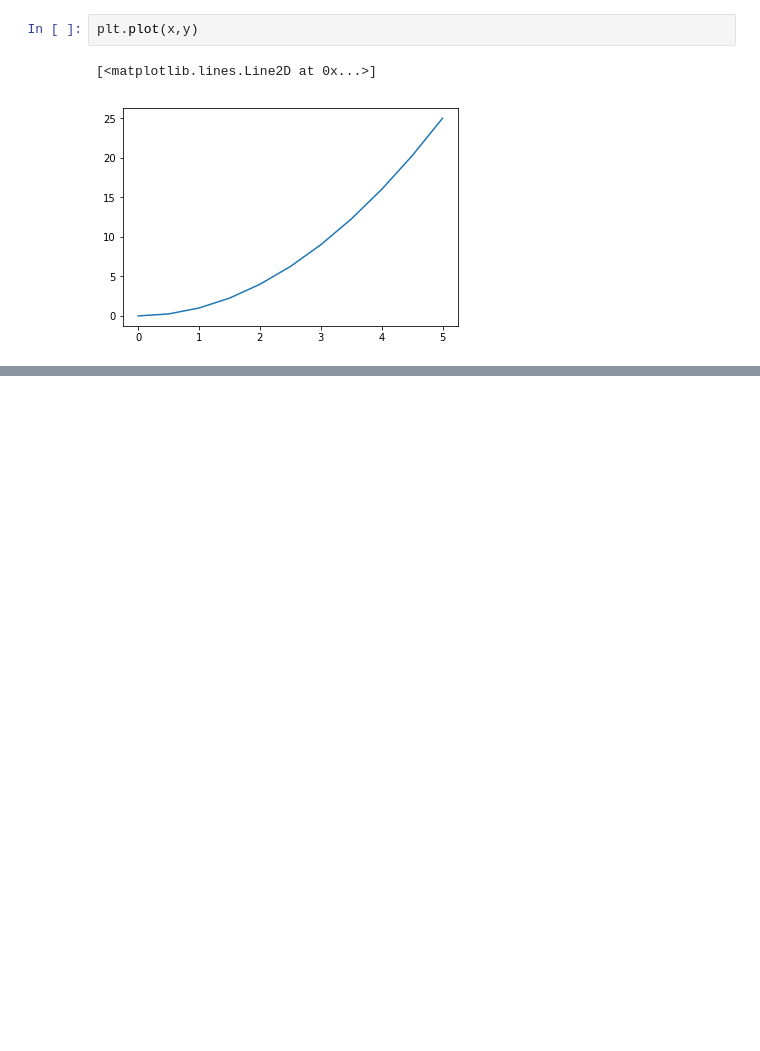
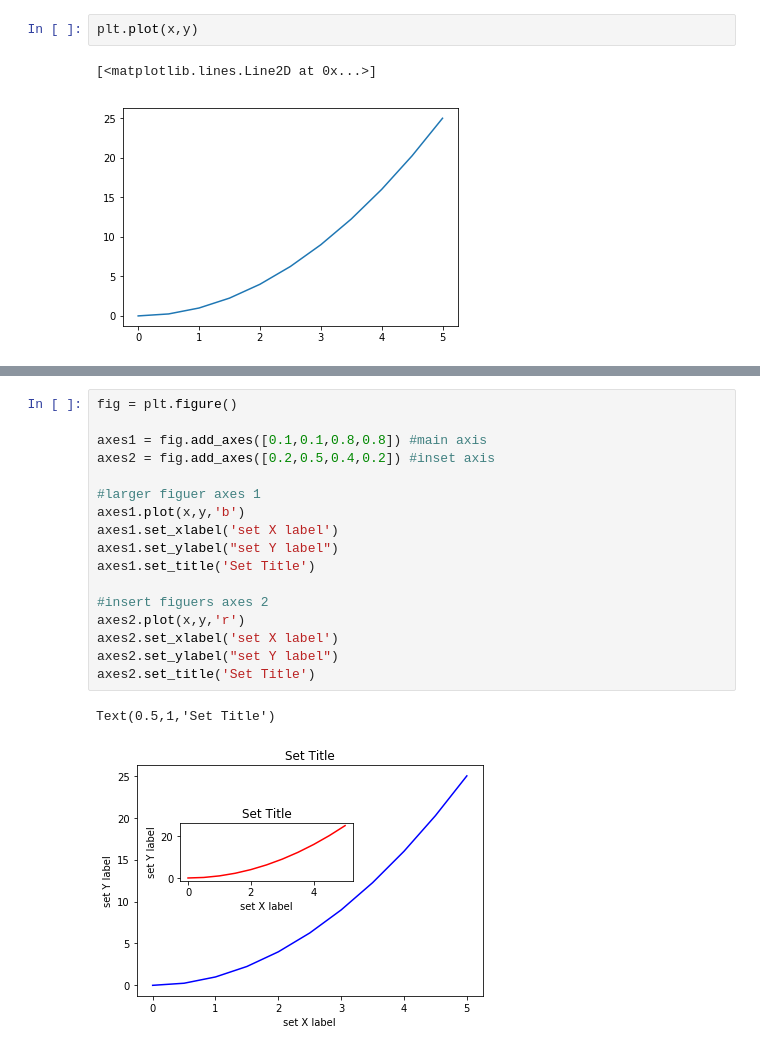
Before and after one commit to IORD1/ml_with_python, a Jupyter notebook: Matplolib.ipynb, the cells around one changed output, grey strips where cells are left out. Cells and saved outputs as stored; diff of their text form; blank space fills up the shorter version.

```diff
--- a/Matplolib.ipynb
+++ b/Matplolib.ipynb
@@ -26,0 +57,20 @@ plt.title('String title here')
+# %%
+fig = plt.figure()
+
+axes1 = fig.add_axes([0.1,0.1,0.8,0.8]) #main axis
+axes2 = fig.add_axes([0.2,0.5,0.4,0.2]) #inset axis
+
+#larger figuer axes 1
+axes1.plot(x,y,'b')
+axes1.set_xlabel('set X label')
+axes1.set_ylabel("set Y label")
+axes1.set_title('Set Title')
+
+#insert figuers axes 2
+axes2.plot(x,y,'r')
+axes2.set_xlabel('set X label')
+axes2.set_ylabel("set Y label")
+axes2.set_title('Set Title')
+# %% [output]
+Text(0.5,1,'Set Title')
+[figure, added]
```
Also changed, not shown: parts of 11 cells of this notebook.
